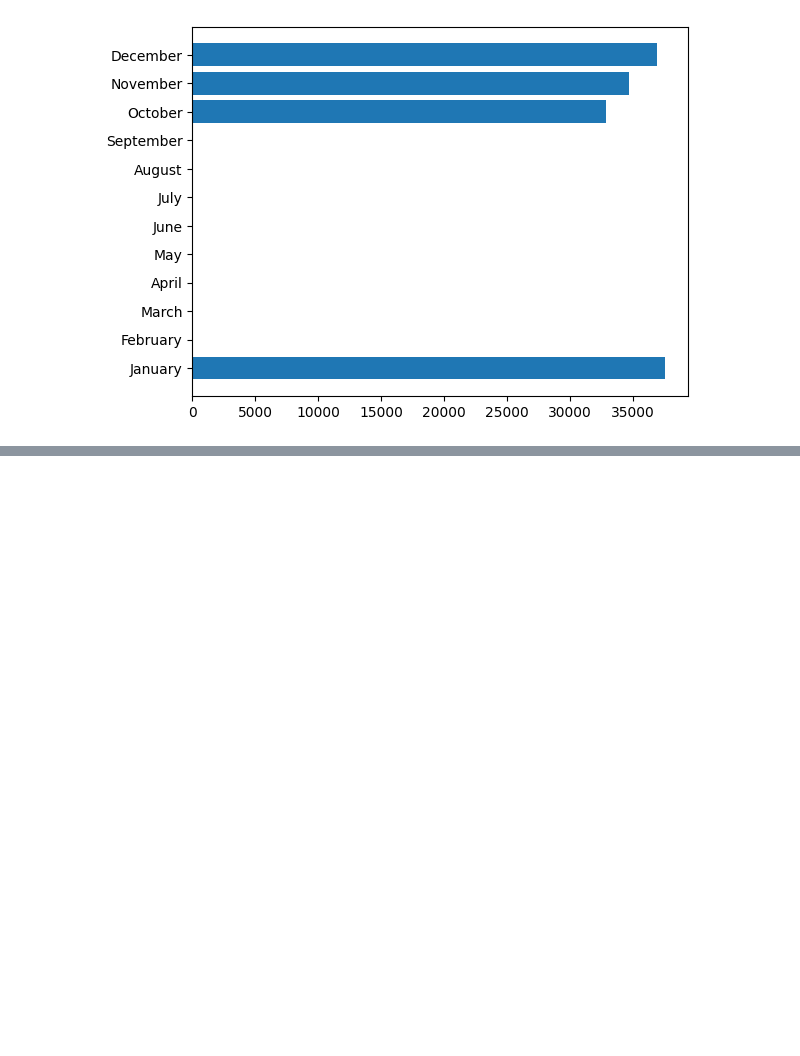
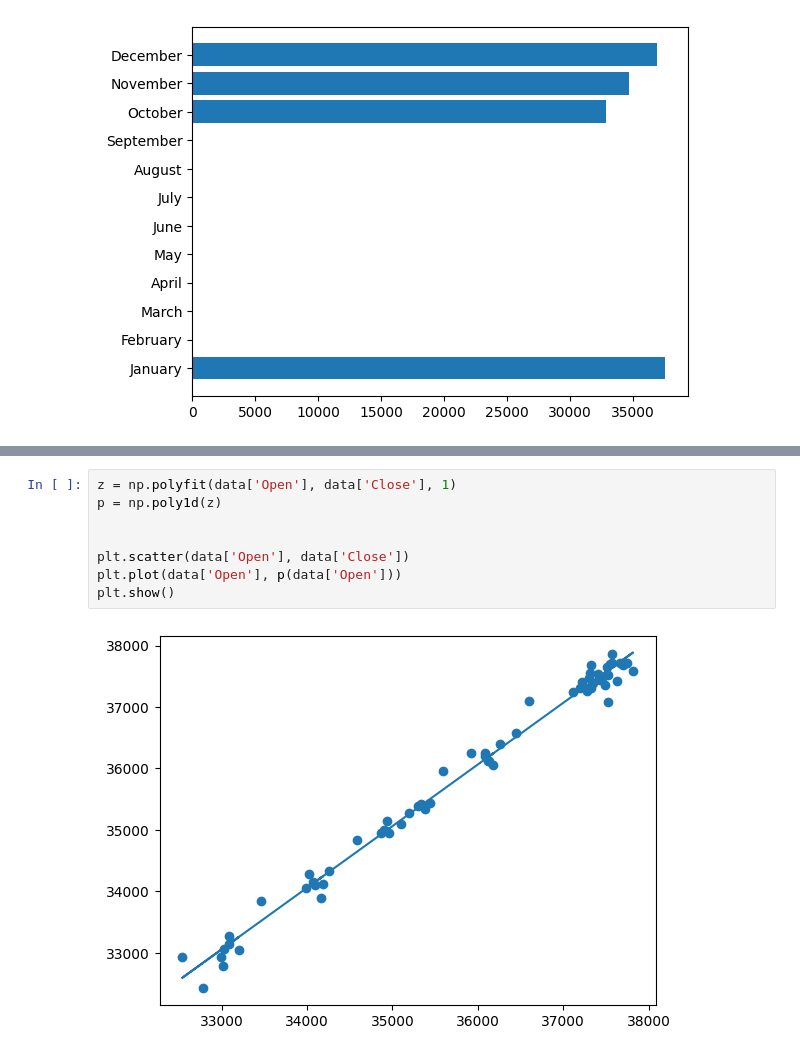
Before and after one commit to Pankaj-Str/Complete-Python-Mastery, a Jupyter notebook: Matplotlib-Python/CaseStudy_WSJ_market-data/HistoricalPrices.ipynb, the cells around one changed output, grey strips where cells are left out. Drawn from its saved outputs; the diff is of its cells as text; blank space fills up the shorter version.

```diff
--- a/Matplotlib-Python/CaseStudy_WSJ_market-data/HistoricalPrices.ipynb
+++ b/Matplotlib-Python/CaseStudy_WSJ_market-data/HistoricalPrices.ipynb
@@ -73,0 +79,10 @@ plt.show()
+# %%
+z = np.polyfit(data['Open'], data['Close'], 1)
+p = np.poly1d(z)
+
+
+plt.scatter(data['Open'], data['Close'])
+plt.plot(data['Open'], p(data['Open']))
+plt.show()
+# %% [output]
+[figure, added]
```
Also changed, not shown: parts of 6 cells of this notebook.
